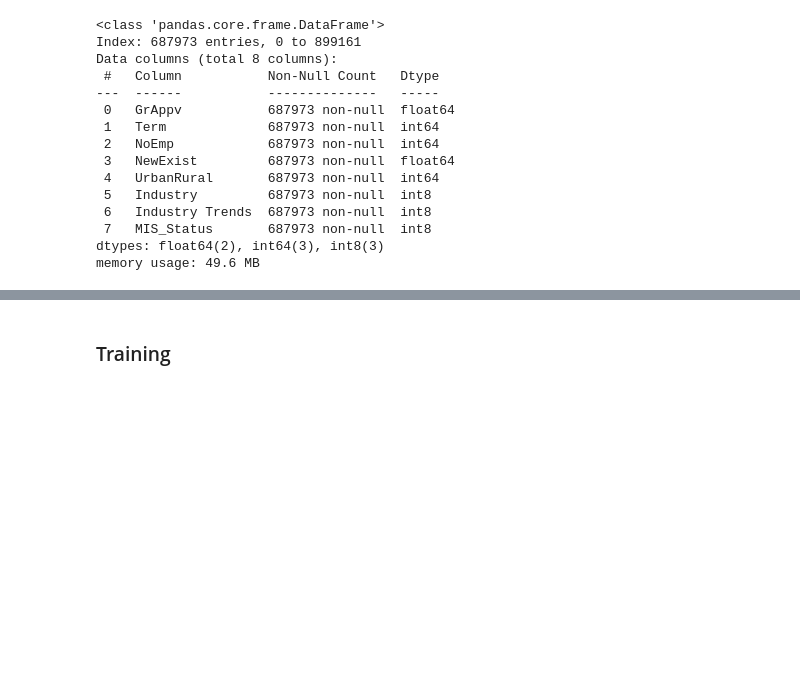
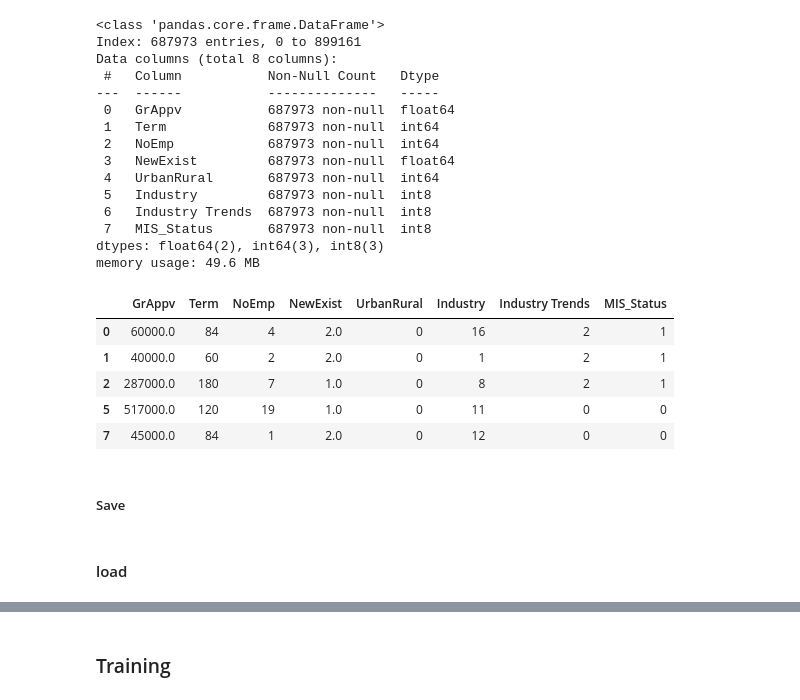
Before and after one commit to GoldenEye37/loan-approval-using-machine-learning-and-external-data-sources, a Jupyter notebook: small business loan approval (final).ipynb, the cells around one changed output, grey strips where cells are left out. Cells and saved outputs as stored; diff of their text form; code cells hidden in the pictures; blank space fills up the shorter version.

```diff
--- a/small business loan approval (final).ipynb
+++ b/small business loan approval (final).ipynb
@@ -786,3 +807,14 @@ Data columns (total 8 columns):
  7   MIS_Status       687973 non-null  int8
 dtypes: float64(2), int64(3), int8(3)
 memory usage: 49.6 MB
+# %%
+encoded_df.head()
+# %% [output]
+|  | GrAppv | Term | NoEmp | NewExist | UrbanRural | Industry | Industry Trends | MIS_Status |
+| 0 | 60000.0 | 84 | 4 | 2.0 | 0 | 16 | 2 | 1 |
+| 1 | 40000.0 | 60 | 2 | 2.0 | 0 | 1 | 2 | 1 |
+| 2 | 287000.0 | 180 | 7 | 1.0 | 0 | 8 | 2 | 1 |
+| 5 | 517000.0 | 120 | 19 | 1.0 | 0 | 11 | 0 | 0 |
+| 7 | 45000.0 | 84 | 1 | 2.0 | 0 | 12 | 0 | 0 |
+# %% [markdown]
+##### Save
@@ -788,0 +827,2 @@ memory usage: 49.6 MB
+# %% [markdown]
+#### load
```
Also changed, not shown: parts of 11 cells of this notebook.
